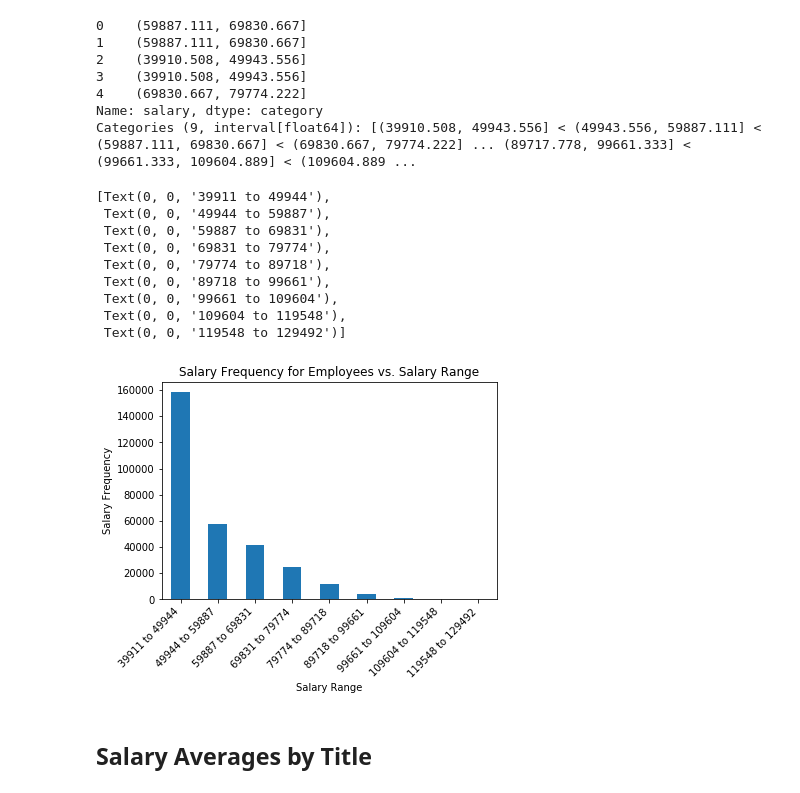
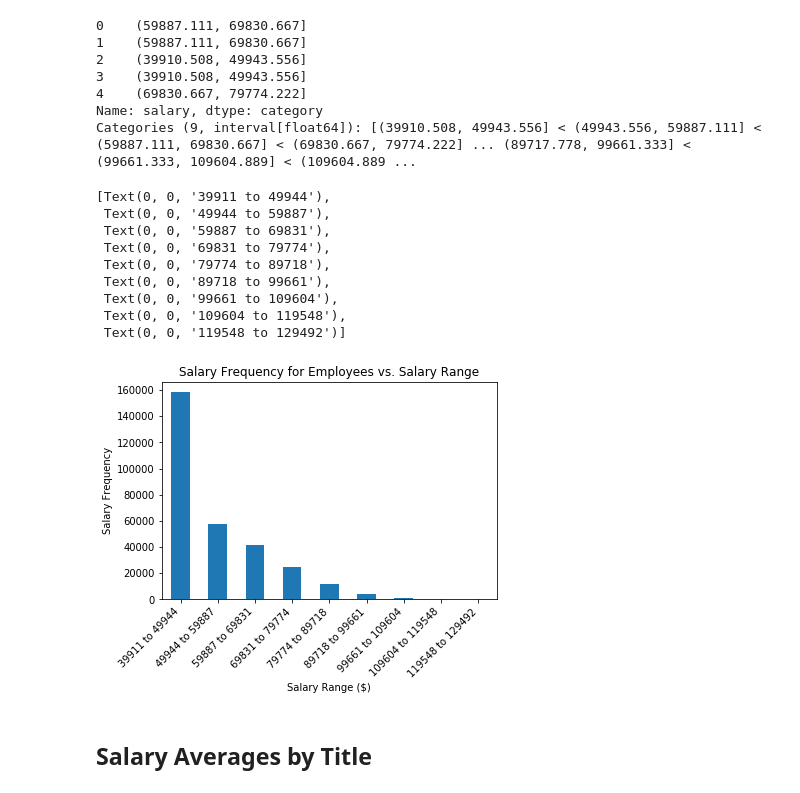
Before and after one commit to Gendo90/sql-challenge, a Jupyter notebook: EmployeeSQL/Analysis/Salary Check from DB.ipynb, the cells around one changed output. Cells and saved outputs as stored; diff of their text form; code cells hidden in the pictures.

```diff
--- a/EmployeeSQL/Analysis/Salary Check from DB.ipynb
+++ b/EmployeeSQL/Analysis/Salary Check from DB.ipynb
@@ -72,23 +72,23 @@ Categories (9, interval[float64]): [(39910.508, 49943.556] < (49943.556, 59887.1
 # %%
 #plot binned data as a histogram
 histogram_plot = salary_binned.value_counts().plot(kind="bar", title="Salary Frequency for Employees vs. Salary Range")
-histogram_plot.set_xlabel("Salary Range")
+histogram_plot.set_xlabel("Salary Range ($)")
 histogram_plot.set_ylabel("Salary Frequency")
 
 xticks = ["39911 to 49944", "49944 to 59887", "59887 to 69831", "69831 to 79774", "79774 to 89718", "89718 to 99661",
          "99661 to 109604", "109604 to 119548", "119548 to 129492"]
 histogram_plot.set_xticklabels(xticks, rotation=45, ha="right")
 # %% [output]
 [Text(0, 0, '39911 to 49944'),
  Text(0, 0, '49944 to 59887'),
  Text(0, 0, '59887 to 69831'),
  Text(0, 0, '69831 to 79774'),
  Text(0, 0, '79774 to 89718'),
  Text(0, 0, '89718 to 99661'),
  Text(0, 0, '99661 to 109604'),
  Text(0, 0, '109604 to 119548'),
  Text(0, 0, '119548 to 129492')]
-[figure, old version]
+[figure, new version]
 # %% [markdown]
 ## Salary Averages by Title
 # %%
```
Also changed, not shown: parts of 2 cells of this notebook, 1 other file.
